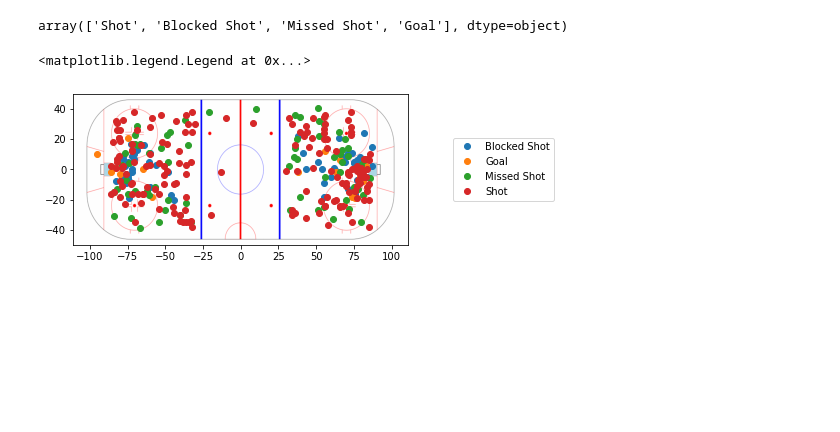
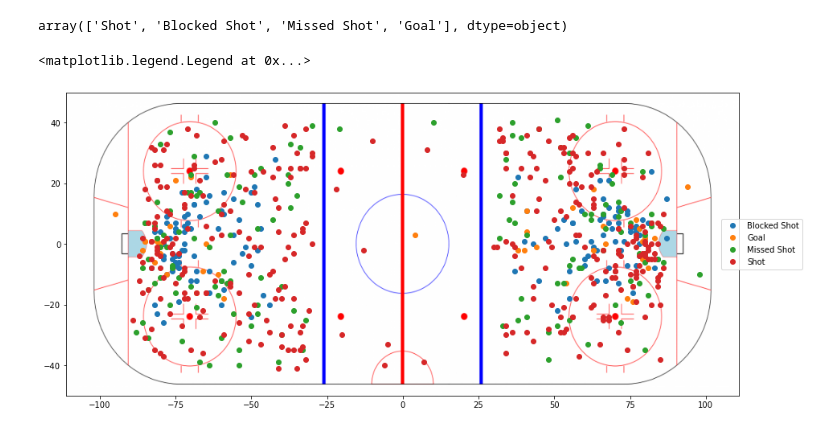
Before and after one commit to JuanParker1/Hockey_Projects, a Jupyter notebook: NHL_PBP/JSON_Scrape_0.ipynb, the cells around one changed output. Drawn from its saved outputs; the diff is of its cells as text; code cells hidden in the pictures; blank space fills up the shorter version.

Commit message:
update scale graph

```diff
--- a/NHL_PBP/JSON_Scrape_0.ipynb
+++ b/NHL_PBP/JSON_Scrape_0.ipynb
@@ -11,7 +11,7 @@ shotdetails = []
 starturl = 'https://statsapi.web.nhl.com/api/v1/game/'
 endurl = '/feed/live.json'
 # %%
-while gameid < 2020020055:
+while gameid < 2020020155:
     pullurl = starturl + str(gameid) + endurl
     with urllib.request.urlopen(pullurl) as url:
         obj = json.loads(url.read().decode())
@@ -93,18 +93,18 @@ array(['Shot', 'Blocked Shot', 'Missed Shot', 'Goal'], dtype=object)
 # %%
 # gamedetail_df_clean = gamedetail_df[["eventdetail","x","y"]]
 # nan_value = float("NaN")
 # gamedetail_df_clean.replace("", nan_value, inplace=True)
 # gamedetail_df_clean.dropna(subset=['x'],inplace=True)
+plt.figure(figsize=(15,15))
 im = plt.imread("full-rink2-e1415240935630-1024x429.png")
 implot = plt.imshow(im,extent=[-111, 111, -50, 50])
 groups = gamedetail_df.groupby("eventdetail")
-
 for name, group in groups:
     plt.plot(group["x"], group["y"], marker="o", linestyle="", label=name)
-plt.legend(loc='right',bbox_to_anchor=(1.45, 0.5))
+plt.legend(loc='right',bbox_to_anchor=(1.1, 0.5))
 # %% [output]
 <matplotlib.legend.Legend at 0x...>
-[figure, old version]
+[figure, new version]
 # %%
 unique = []
 for key in gamesummary:
```
